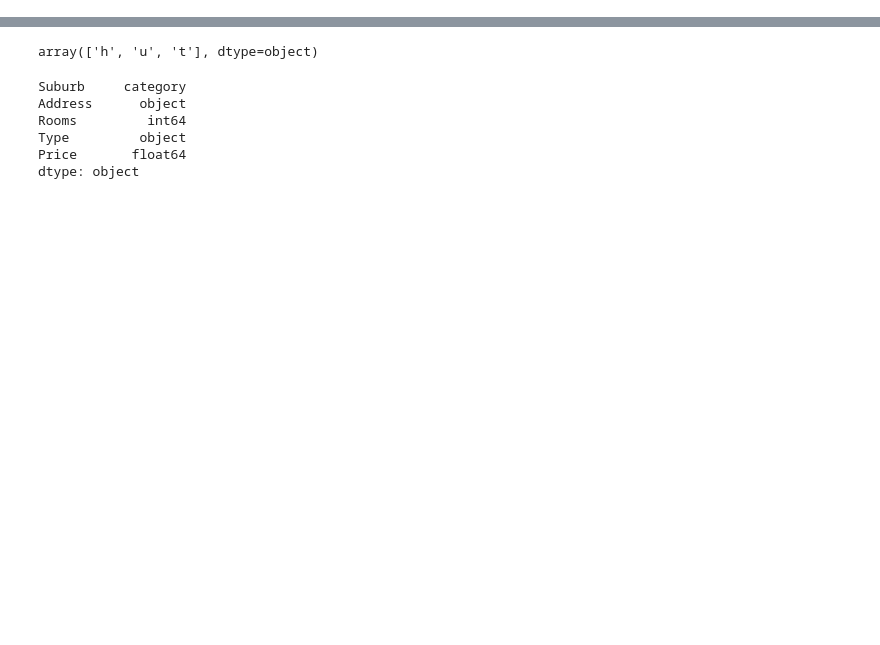
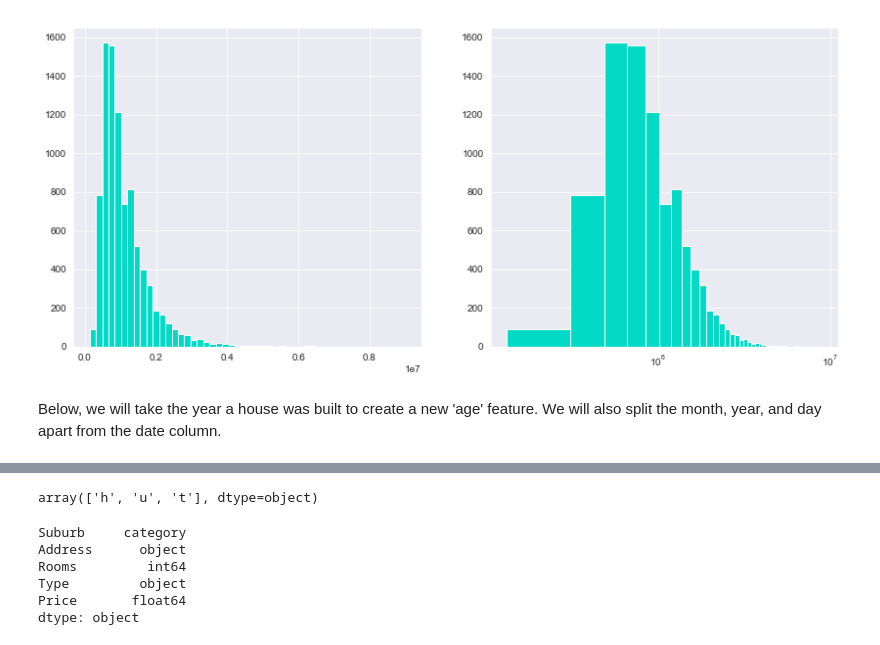
Before and after one commit to tcbriggs981/Thinkful-Unit-03, a Jupyter notebook: 030604 Housing Prices.ipynb, the cells around one changed output, grey strips where cells are left out. Saved outputs shown, nothing was run; the diff lists cells and outputs as text; code cells hidden in the pictures; blank space fills up the shorter version.

```diff
--- a/030604 Housing Prices.ipynb
+++ b/030604 Housing Prices.ipynb
@@ -10,4 +10,5 @@ from nltk.corpus import stopwords
 from collections import Counter
 %matplotlib inline
 sns.set_style("darkgrid")
-sns.set_palette("husl")
+colors = ['#651FFF', '#00B0FF', '#1DE9B6', '#00E676', '#FF9100', '#FF3D00']
+sns.set_palette(colors)
@@ -120,0 +67,12 @@ mel = mel.dropna()
+# %%
+plt.figure(figsize=(14,6))
+plt.subplot(1,2,1)
+plt.hist(mel.Price, bins=50, color='#03DAC6')
+plt.subplot(1,2,2)
+plt.hist(mel.Price, bins=50, color='#03DAC6')
+plt.xscale('log')
+plt.show()
+# %% [output]
+[figure, added]
+# %% [markdown]
+Below, we will take the year a house was built to create a new 'age' feature. We will also split the month, year, and day apart from the date column.
```
Also changed, not shown: parts of 49 cells of this notebook.
